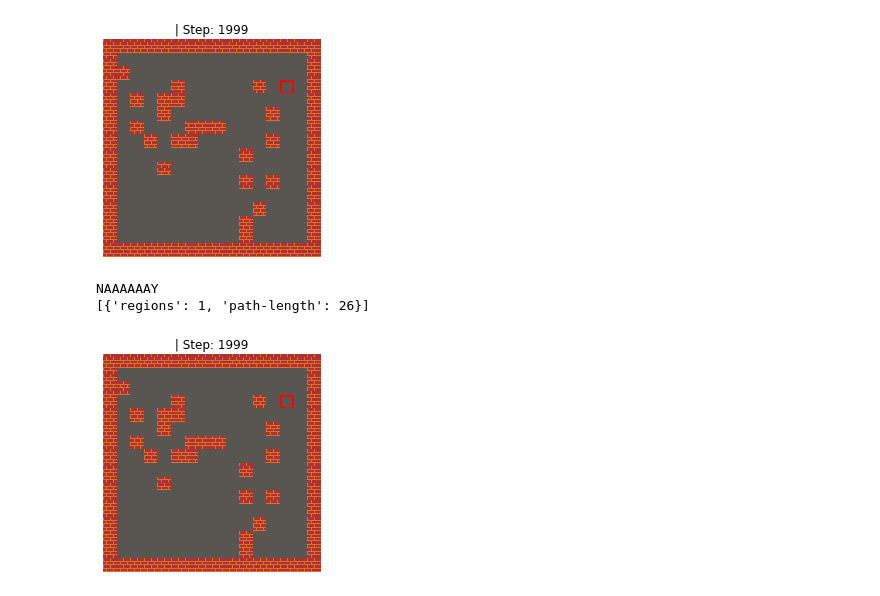
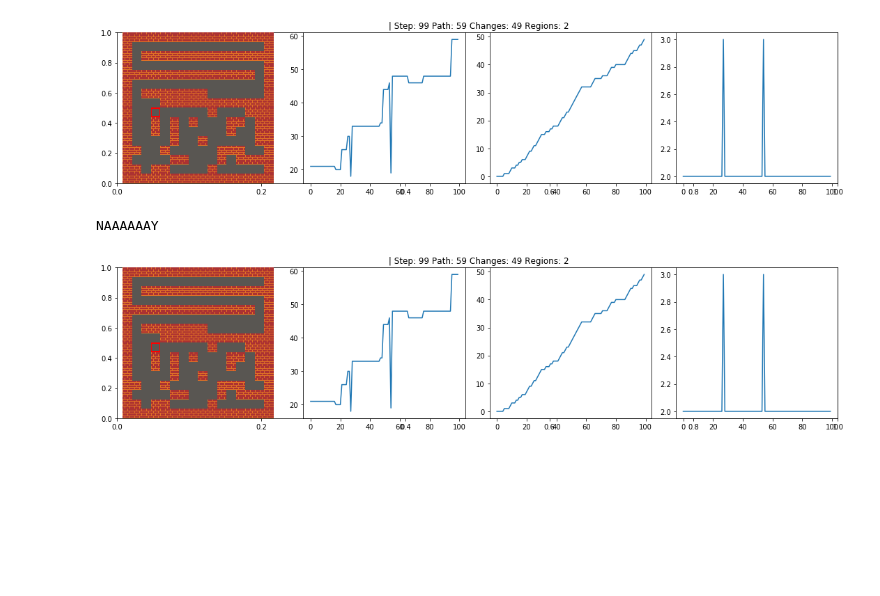
Before and after one commit to amidos2006/gym-pcgrl, a Jupyter notebook: eval.ipynb, the cells around one changed output. Saved outputs shown, nothing was run; the diff lists cells and outputs as text; code cells hidden in the pictures; blank space fills up the shorter version.

Commit message:
Added more visualizations during eval

```diff
--- a/eval.ipynb
+++ b/eval.ipynb
@@ -58,41 +23,61 @@ If you depend on functionality not listed there, please file an issue.
 # %%
 %matplotlib inline
 import matplotlib.pyplot as plt
 from IPython import display
 
-def show_state(env, step=0, name="", info=""):
-    plt.figure(10)
+def show_state(env, l, c, r, step=0, name="", info=""):
+    fig = plt.figure(10)
     plt.clf()
-    plt.imshow(env.render(mode='rgb_array'))
-    plt.title("{} | Step: {} {}".format(name, step, info))
+
+    plt.title("{} | Step: {} Path: {} Changes: {} Regions: {}".format(name, step, l[-1], c[-1], r[-1]))
+
+    ax1 = fig.add_subplot(1,4,1)
+    ax1 = plt.imshow(env.render(mode='rgb_array'))
     plt.axis('off')
+
+    ax2 = fig.add_subplot(1,4,2)
+    ax2 = plt.plot(l)
+
+    ax3 = fig.add_subplot(1,4,3)
+    ax3 = plt.plot(c)
+
+    ax4 = fig.add_subplot(1,4,4)
+    ax4 = plt.plot(r)
+
+
+    fig.set_figwidth(15)
+    plt.tight_layout()
+
     display.clear_output(wait=True)
     display.display(plt.gcf())
 
 def get_env():
-    env = PCGRL("binary-narrow-v0")
-    env.env.adjust_param(random_tile=False)
+    env = wrappers.Cropped("binary-narrow-v0", 28, random_tile=False)
     return env
 
 env = DummyVecEnv([get_env])
 # model = PPO2(CustomPolicy, env, verbose=1, tensorboard_log="./runs")
-model = PPO2.load("ppo_binary")
+
 
 # Enjoy trained agent
+path_length = []
+changes = []
+regions = []
 obs = env.reset()
-for i in range(2000):
+for i in range(100):
     action, _states = model.predict(obs)
+    #action = np.array([env.action_space.sample()])
     obs, rewards, dones, info = env.step(action)
-    if i == 0:
-        print(info)
-    show_state(env, i)
+    path_length.append(info[0]['path-length'])
+    changes.append(info[0]['changes'])
+    regions.append(info[0]['regions'])
     if dones:
         print("YAAAAAAAAAAAAAY")
         break
+    show_state(env, path_length, changes, regions, i)
 print("NAAAAAAY")
-print(info)
+#print(info)
 # %% [output]
-[figure, old version]
+[figure, new version]
 NAAAAAAY
-[{'regions': 1, 'path-length': 26}]
-[figure, old version]
+[figure, new version]
```
Also changed, not shown: parts of 1 cell of this notebook.
